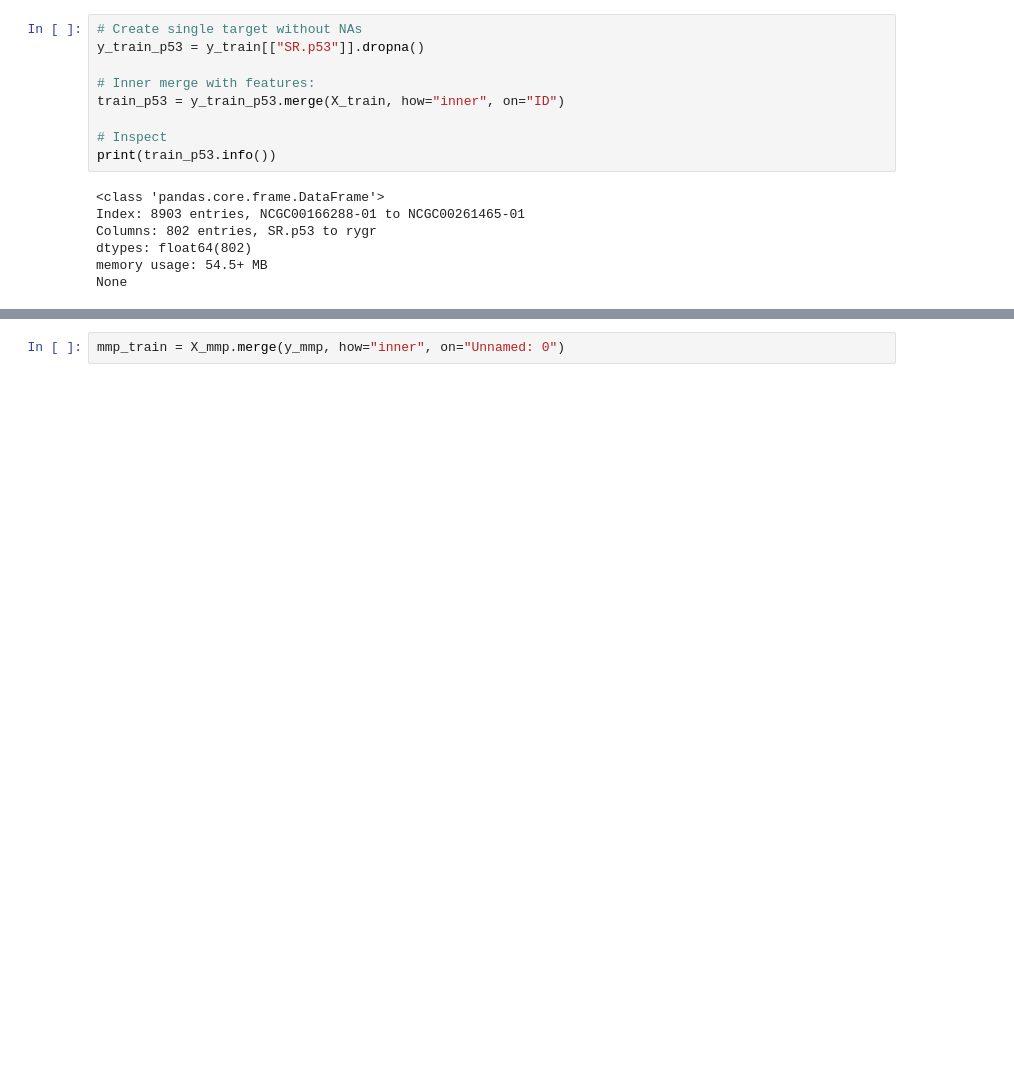
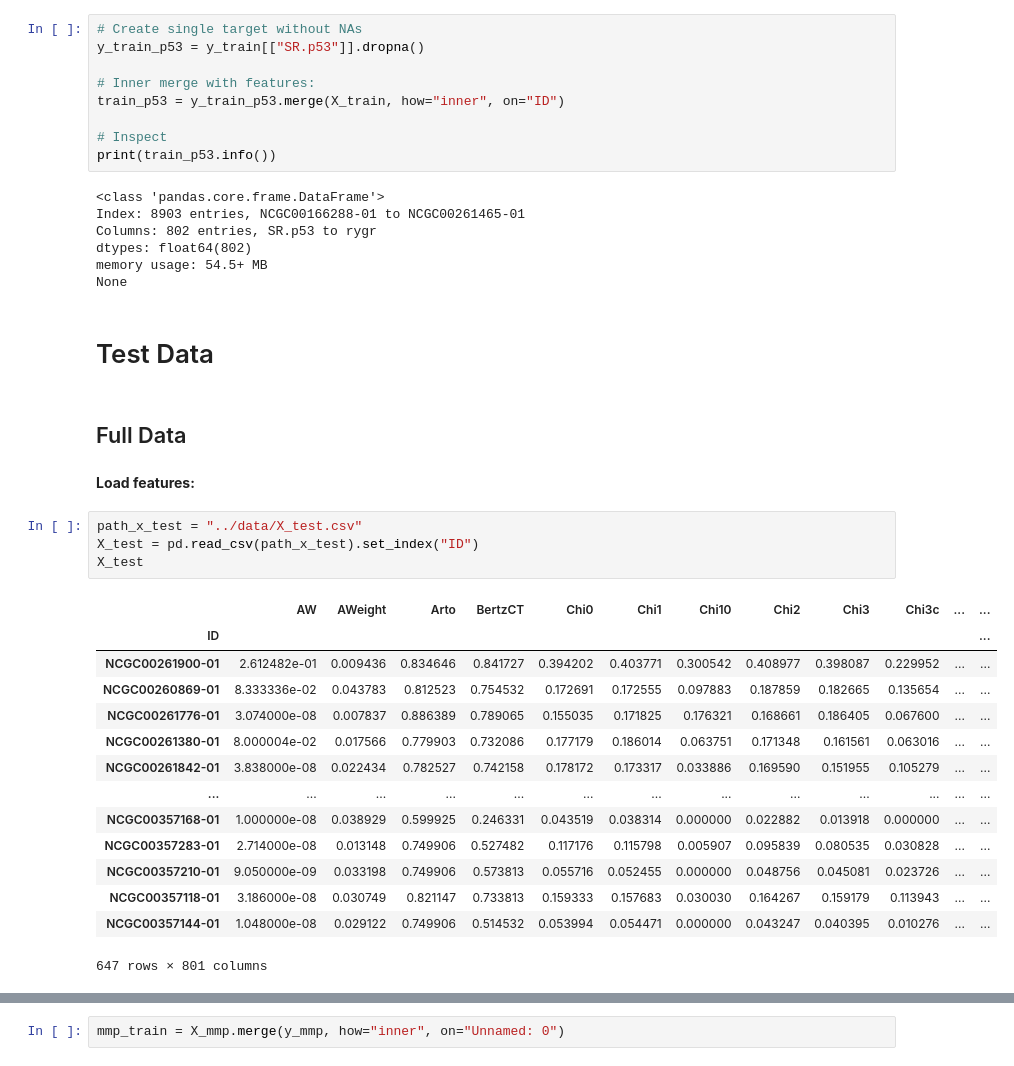
Before and after one commit to elcinelif/toxikind, a Jupyter notebook: notebooks/Modeling_Bart.ipynb, the cells around one changed output, grey strips where cells are left out. Cells and saved outputs as stored; diff of their text form; blank space fills up the shorter version.

Commit message:
(Model:) Data preparation

```diff
--- a/notebooks/Modeling_Bart.ipynb
+++ b/notebooks/Modeling_Bart.ipynb
@@ -300,3 +289,28 @@ Columns: 802 entries, SR.p53 to rygr
 dtypes: float64(802)
 memory usage: 54.5+ MB
 None
+# %% [markdown]
+# Test Data
+# %% [markdown]
+## Full Data
+# %% [markdown]
+**Load features:**
+# %%
+path_x_test = "../data/X_test.csv"
+X_test = pd.read_csv(path_x_test).set_index("ID")
+X_test
+# %% [output]
+|  | AW | AWeight | Arto | BertzCT | Chi0 | Chi1 | Chi10 | Chi2 | Chi3 | Chi3c | ... | ... |
+| ID |  |  |  |  |  |  |  |  |  |  |  | ... |
+| NCGC00261900-01 | 2.612482e-01 | 0.009436 | 0.834646 | 0.841727 | 0.394202 | 0.403771 | 0.300542 | 0.408977 | 0.398087 | 0.229952 | ... | ... |
+| NCGC00260869-01 | 8.333336e-02 | 0.043783 | 0.812523 | 0.754532 | 0.172691 | 0.172555 | 0.097883 | 0.187859 | 0.182665 | 0.135654 | ... | ... |
+| NCGC00261776-01 | 3.074000e-08 | 0.007837 | 0.886389 | 0.789065 | 0.155035 | 0.171825 | 0.176321 | 0.168661 | 0.186405 | 0.067600 | ... | ... |
+| NCGC00261380-01 | 8.000004e-02 | 0.017566 | 0.779903 | 0.732086 | 0.177179 | 0.186014 | 0.063751 | 0.171348 | 0.161561 | 0.063016 | ... | ... |
+| NCGC00261842-01 | 3.838000e-08 | 0.022434 | 0.782527 | 0.742158 | 0.178172 | 0.173317 | 0.033886 | 0.169590 | 0.151955 | 0.105279 | ... | ... |
+| ... | ... | ... | ... | ... | ... | ... | ... | ... | ... | ... | ... | ... |
+| NCGC00357168-01 | 1.000000e-08 | 0.038929 | 0.599925 | 0.246331 | 0.043519 | 0.038314 | 0.000000 | 0.022882 | 0.013918 | 0.000000 | ... | ... |
+| NCGC00357283-01 | 2.714000e-08 | 0.013148 | 0.749906 | 0.527482 | 0.117176 | 0.115798 | 0.005907 | 0.095839 | 0.080535 | 0.030828 | ... | ... |
+| NCGC00357210-01 | 9.050000e-09 | 0.033198 | 0.749906 | 0.573813 | 0.055716 | 0.052455 | 0.000000 | 0.048756 | 0.045081 | 0.023726 | ... | ... |
+| NCGC00357118-01 | 3.186000e-08 | 0.030749 | 0.821147 | 0.733813 | 0.159333 | 0.157683 | 0.030030 | 0.164267 | 0.159179 | 0.113943 | ... | ... |
+| NCGC00357144-01 | 1.048000e-08 | 0.029122 | 0.749906 | 0.514532 | 0.053994 | 0.054471 | 0.000000 | 0.043247 | 0.040395 | 0.010276 | ... | ... |
+647 rows × 801 columns
```
Also changed, not shown: parts of 29 cells of this notebook.
